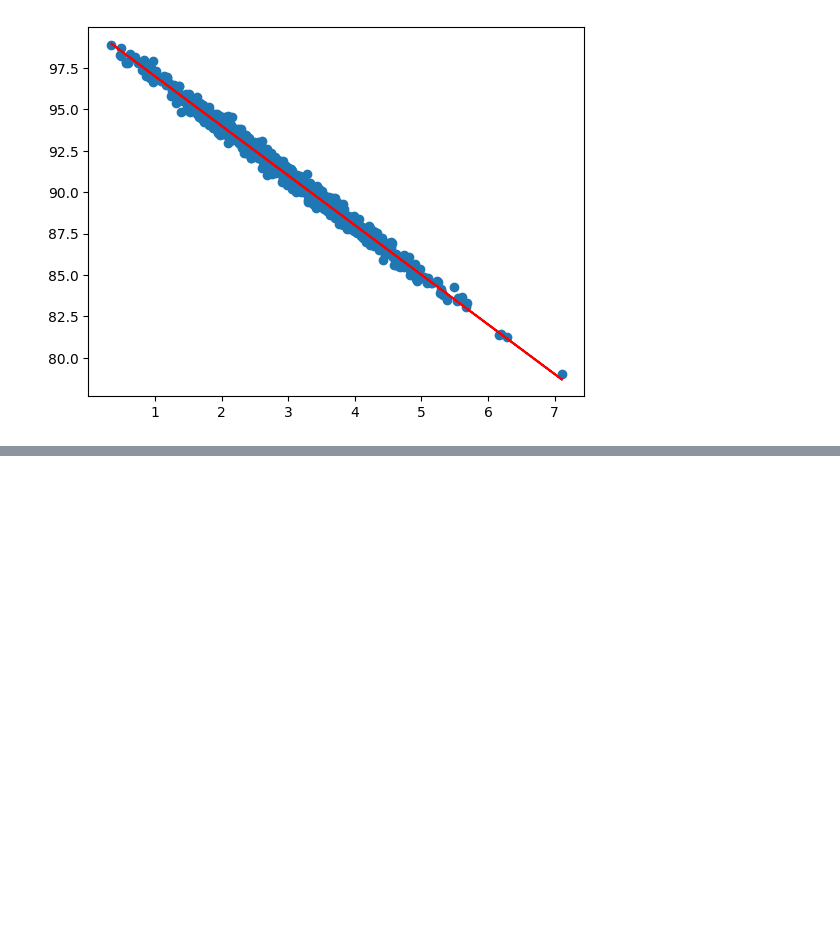
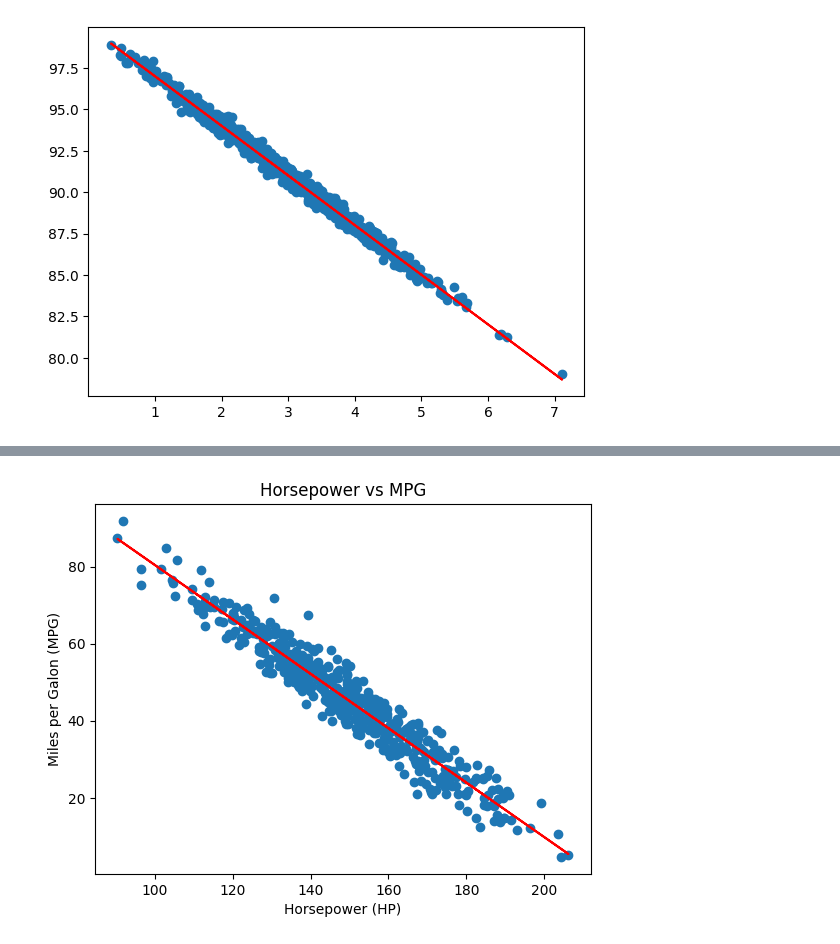
Before and after one commit to GuilhermeLSchneider/Pyhton-Bootcamp, a Jupyter notebook: Aula 12/Códigos Aula/Seção 3/linear_regression_aula.ipynb, the cells around one changed output, grey strips where cells are left out. Drawn from its saved outputs; the diff is of its cells as text; code cells hidden in the pictures; blank space fills up the shorter version.

```diff
--- a/Aula 12/Códigos Aula/Seção 3/linear_regression_aula.ipynb
+++ b/Aula 12/Códigos Aula/Seção 3/linear_regression_aula.ipynb
@@ -37,0 +53,20 @@ plt.show()
+# %%
+from scipy import stats
+
+slope, intercept, r_value, p_value, std_err = stats.linregress(horsepower, mpg) # Regressão linear
+
+# Função para prever valores
+def predict(x):
+    return slope * x + intercept # y = mx + b
+
+fitLine = predict(horsepower)
+
+# Gráfico de dispersão com a linha de regressão
+plt.scatter(horsepower, mpg)
+plt.xlabel('Horsepower (HP)')
+plt.ylabel('Miles per Galon (MPG)')
+plt.title('Horsepower vs MPG')
+plt.plot(horsepower, fitLine, c='r')
+plt.show()
+# %% [output]
+[figure, added]
```
Also changed, not shown: parts of 3 cells of this notebook, 4 other files.
